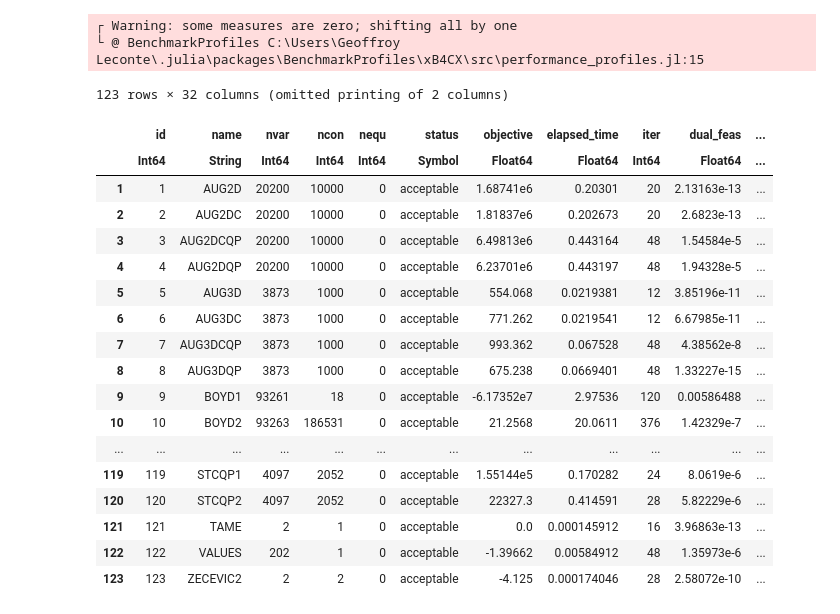
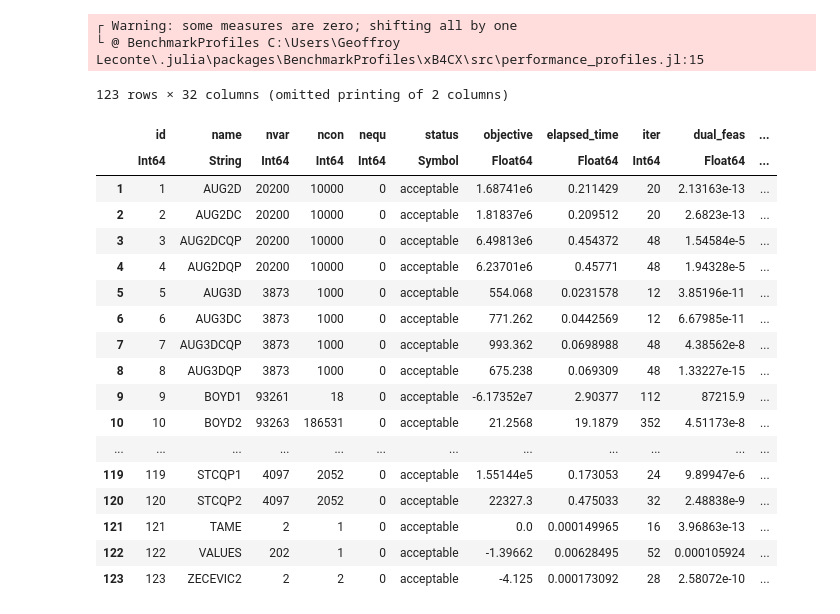
Before and after one commit to geoffroyleconte/StageOptim, a Jupyter notebook: amdahl_benchmarks/amdahl_QP2.ipynb, the cells around one changed output. Saved outputs shown, nothing was run; the diff lists cells and outputs as text; code cells hidden in the pictures.

```diff
--- a/amdahl_benchmarks/amdahl_QP2.ipynb
+++ b/amdahl_benchmarks/amdahl_QP2.ipynb
@@ -25,6 +23,7 @@ rip_mono = open_file(string(res_path, "\\G-2021-03_qp_mono.jld2"));
 rip_mono1 = open_file(string(res_path, "\\ripqp_mono_1_qp.jld2"));
 rip_mono2 = open_file(string(res_path, "\\ripqp_mono_2_qp.jld2")); # scaling no scale Q
 rip_mono3 = open_file(string(res_path, "\\ripqp_mono_3_qp.jld2")); # new Q scaling
+rip_mono4 = open_file(string(res_path, "\\ripqp_mono_4_qp.jld2")); # no scale Q change regu
 rip_mono12 = open_file(string(res_path, "\\ripqp_mono_PC_qp.jld2"));
 rip_mono_nrtol1 = open_file(string(res_path, "\\ripqp_mono_nrtol_1_qp.jld2"));
 rip_mono_d1 = open_file(string(res_path, "\\ripqp_dynamic_1_qp.jld2"));
@@ -153,25 +143,25 @@ title!("Performance profile (Maros and Meszaros problems)")
 └ @ BenchmarkProfiles C:\Users\Geoffroy Leconte\.julia\packages\BenchmarkProfiles\xB4CX\src\performance_profiles.jl:15
 # %%
 withenv("COLUMNS" => 400, "LINES" => 200) do
-    display(rip_mono2)
+    display(rip_mono4)
 end
 # %% [output]
 123 rows × 32 columns (omitted printing of 2 columns)
 |  | id | name | nvar | ncon | nequ | status | objective | elapsed_time | iter | dual_feas | ... |
 |  | Int64 | String | Int64 | Int64 | Int64 | Symbol | Float64 | Float64 | Int64 | Float64 | ... |
-| 1 | 1 | AUG2D | 20200 | 10000 | 0 | acceptable | 1.68741e6 | 0.20301 | 20 | 2.13163e-13 | ... |
-| 2 | 2 | AUG2DC | 20200 | 10000 | 0 | acceptable | 1.81837e6 | 0.202673 | 20 | 2.6823e-13 | ... |
-| 3 | 3 | AUG2DCQP | 20200 | 10000 | 0 | acceptable | 6.49813e6 | 0.443164 | 48 | 1.54584e-5 | ... |
-| 4 | 4 | AUG2DQP | 20200 | 10000 | 0 | acceptable | 6.23701e6 | 0.443197 | 48 | 1.94328e-5 | ... |
-| 5 | 5 | AUG3D | 3873 | 1000 | 0 | acceptable | 554.068 | 0.0219381 | 12 | 3.85196e-11 | ... |
-| 6 | 6 | AUG3DC | 3873 | 1000 | 0 | acceptable | 771.262 | 0.0219541 | 12 | 6.67985e-11 | ... |
-| 7 | 7 | AUG3DCQP | 3873 | 1000 | 0 | acceptable | 993.362 | 0.067528 | 48 | 4.38562e-8 | ... |
-| 8 | 8 | AUG3DQP | 3873 | 1000 | 0 | acceptable | 675.238 | 0.0669401 | 48 | 1.33227e-15 | ... |
-| 9 | 9 | BOYD1 | 93261 | 18 | 0 | acceptable | -6.17352e7 | 2.97536 | 120 | 0.00586488 | ... |
-| 10 | 10 | BOYD2 | 93263 | 186531 | 0 | acceptable | 21.2568 | 20.0611 | 376 | 1.42329e-7 | ... |
+| 1 | 1 | AUG2D | 20200 | 10000 | 0 | acceptable | 1.68741e6 | 0.211429 | 20 | 2.13163e-13 | ... |
+| 2 | 2 | AUG2DC | 20200 | 10000 | 0 | acceptable | 1.81837e6 | 0.209512 | 20 | 2.6823e-13 | ... |
+| 3 | 3 | AUG2DCQP | 20200 | 10000 | 0 | acceptable | 6.49813e6 | 0.454372 | 48 | 1.54584e-5 | ... |
+| 4 | 4 | AUG2DQP | 20200 | 10000 | 0 | acceptable | 6.23701e6 | 0.45771 | 48 | 1.94328e-5 | ... |
+| 5 | 5 | AUG3D | 3873 | 1000 | 0 | acceptable | 554.068 | 0.0231578 | 12 | 3.85196e-11 | ... |
+| 6 | 6 | AUG3DC | 3873 | 1000 | 0 | acceptable | 771.262 | 0.0442569 | 12 | 6.67985e-11 | ... |
+| 7 | 7 | AUG3DCQP | 3873 | 1000 | 0 | acceptable | 993.362 | 0.0698988 | 48 | 4.38562e-8 | ... |
+| 8 | 8 | AUG3DQP | 3873 | 1000 | 0 | acceptable | 675.238 | 0.069309 | 48 | 1.33227e-15 | ... |
+| 9 | 9 | BOYD1 | 93261 | 18 | 0 | acceptable | -6.17352e7 | 2.90377 | 112 | 87215.9 | ... |
+| 10 | 10 | BOYD2 | 93263 | 186531 | 0 | acceptable | 21.2568 | 19.1879 | 352 | 4.51173e-8 | ... |
 | ... | ... | ... | ... | ... | ... | ... | ... | ... | ... | ... | ... |
-| 119 | 119 | STCQP1 | 4097 | 2052 | 0 | acceptable | 1.55144e5 | 0.170282 | 24 | 8.0619e-6 | ... |
-| 120 | 120 | STCQP2 | 4097 | 2052 | 0 | acceptable | 22327.3 | 0.414591 | 28 | 5.82229e-6 | ... |
-| 121 | 121 | TAME | 2 | 1 | 0 | acceptable | 0.0 | 0.000145912 | 16 | 3.96863e-13 | ... |
-| 122 | 122 | VALUES | 202 | 1 | 0 | acceptable | -1.39662 | 0.00584912 | 48 | 1.35973e-6 | ... |
-| 123 | 123 | ZECEVIC2 | 2 | 2 | 0 | acceptable | -4.125 | 0.000174046 | 28 | 2.58072e-10 | ... |
+| 119 | 119 | STCQP1 | 4097 | 2052 | 0 | acceptable | 1.55144e5 | 0.173053 | 24 | 9.89947e-6 | ... |
+| 120 | 120 | STCQP2 | 4097 | 2052 | 0 | acceptable | 22327.3 | 0.475033 | 32 | 2.48838e-9 | ... |
+| 121 | 121 | TAME | 2 | 1 | 0 | acceptable | 0.0 | 0.000149965 | 16 | 3.96863e-13 | ... |
+| 122 | 122 | VALUES | 202 | 1 | 0 | acceptable | -1.39662 | 0.00628495 | 52 | 0.000105924 | ... |
+| 123 | 123 | ZECEVIC2 | 2 | 2 | 0 | acceptable | -4.125 | 0.000173092 | 28 | 2.58072e-10 | ... |
```
Also changed, not shown: parts of 4 cells of this notebook, 2 other files.
